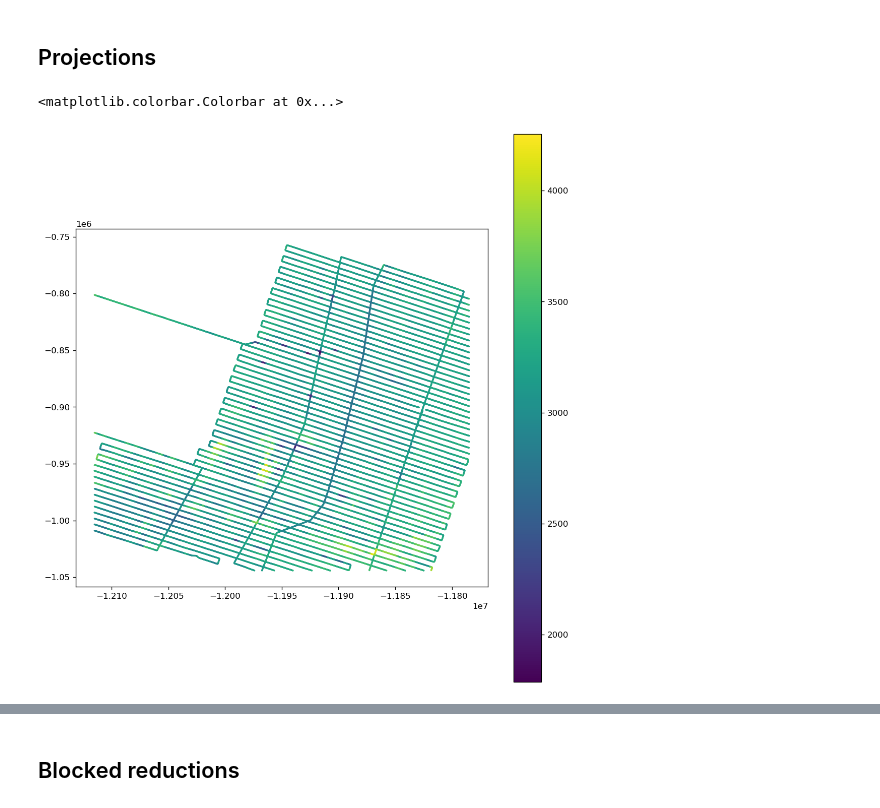
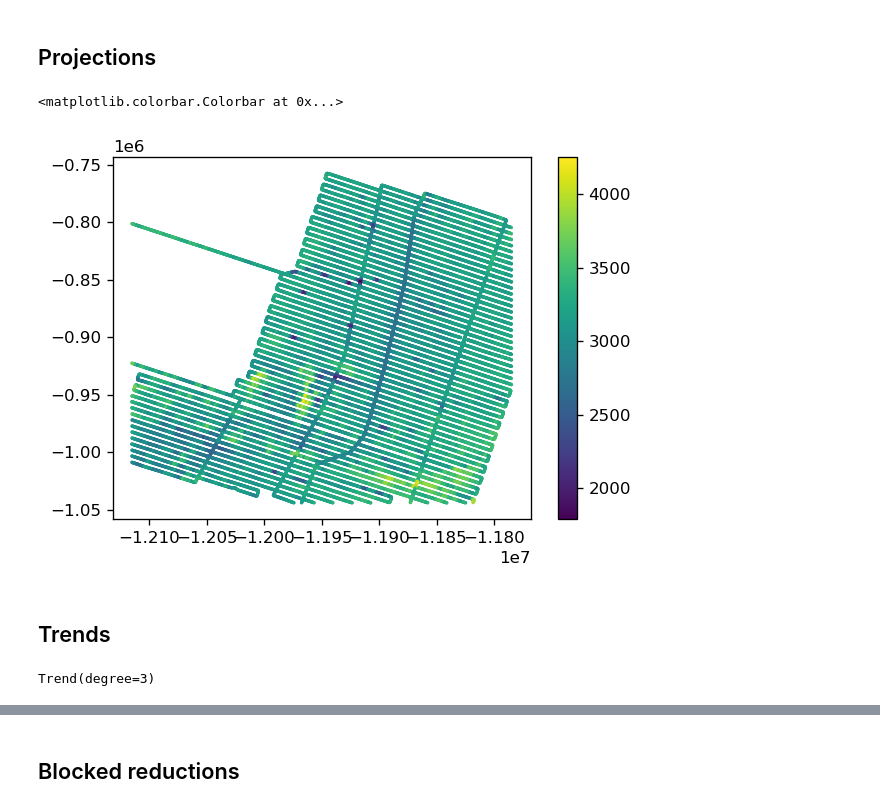
Before and after one commit to fatiando/transform2020, a Jupyter notebook: tutorial.ipynb, the cells around one changed output, grey strips where cells are left out. Saved outputs shown, nothing was run; the diff lists cells and outputs as text; code cells hidden in the pictures.

Commit message:
Add back trend estimation. Need work on CV sections

```diff
--- a/tutorial.ipynb
+++ b/tutorial.ipynb
@@ -60,7 +60,7 @@ plt.rcParams["figure.dpi"] = 120
 # %%
 fname = pooch.retrieve(
     "https://raw.githubusercontent.com/fatiando/transform2020/master/data/ew9105.m77t",
-    known_hash=None,
+    known_hash="md5:27a0f501251b9dd5a1413722e1c406ea",
 )
 # %%
 data = pd.read_csv(fname, sep="\t")
@@ -87,7 +87,8 @@ plt.colorbar()
 <matplotlib.colorbar.Colorbar at 0x...>
 [figure]
 # %%
-data = data[vd.inside((data.LON, data.LAT), [-110, -107, -9.5, -5])].dropna(subset=["CORR_DEPTH"])
+data = data[vd.inside((data.LON, data.LAT), [-110, -107, -9.5, -5])]
+data = data.dropna(subset=["CORR_DEPTH"])
 data
 # %% [output]
 |  | SURVEY_ID | TIMEZONE | DATE | TIME | LAT | LON | POS_TYPE | NAV_QUALCO | BAT_TTIME | CORR_DEPTH | ... |
@@ -119,10 +120,14 @@ projection = pyproj.Proj(proj="merc", lat_ts=data.LAT.mean())
 # %%
 coordinates = projection(data.LON.values, data.LAT.values)
 # %%
-plt.figure(figsize=(11, 12))
+plt.figure()
 plt.scatter(coordinates[0], coordinates[1], c=data.CORR_DEPTH, s=1)
 plt.axis("scaled")
 plt.colorbar()
 # %% [output]
 <matplotlib.colorbar.Colorbar at 0x...>
-[figure, old version]
+[figure, new version]
+# %% [markdown]
+<a id="trends"></a>
+
+## Trends
@@ -128,0 +136,4 @@ plt.colorbar()
+# %%
+trend.fit(coordinates, data.CORR_DEPTH)
+# %% [output]
+Trend(degree=3)
```
Also changed, not shown: parts of 40 cells of this notebook.
